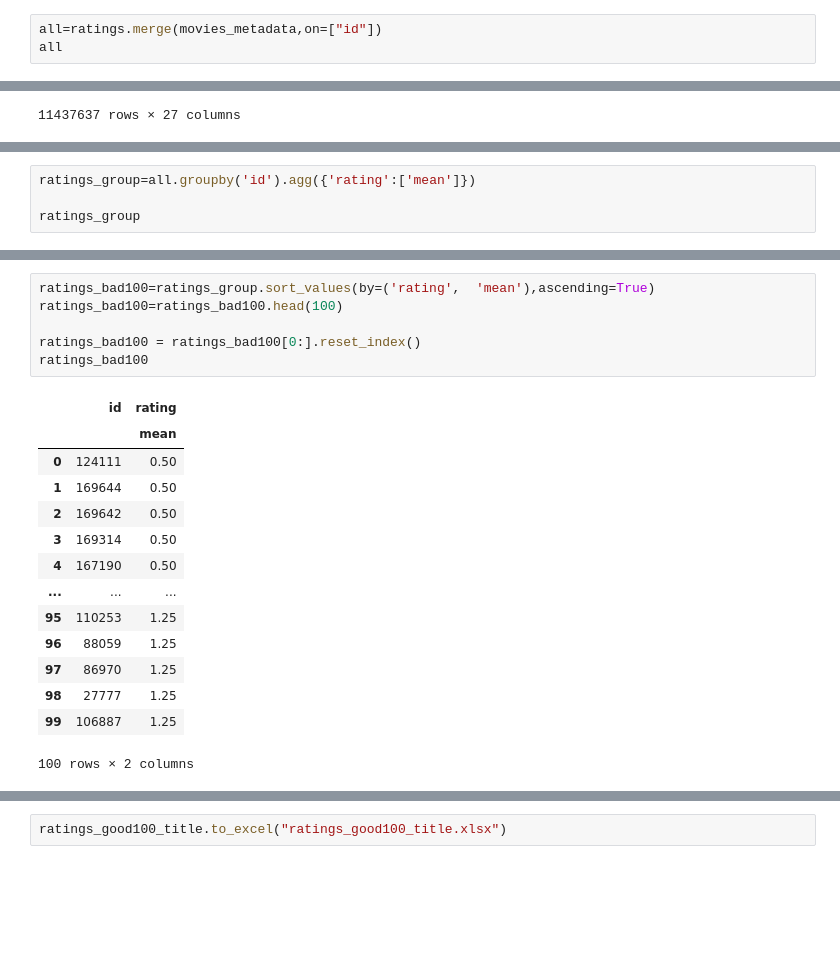
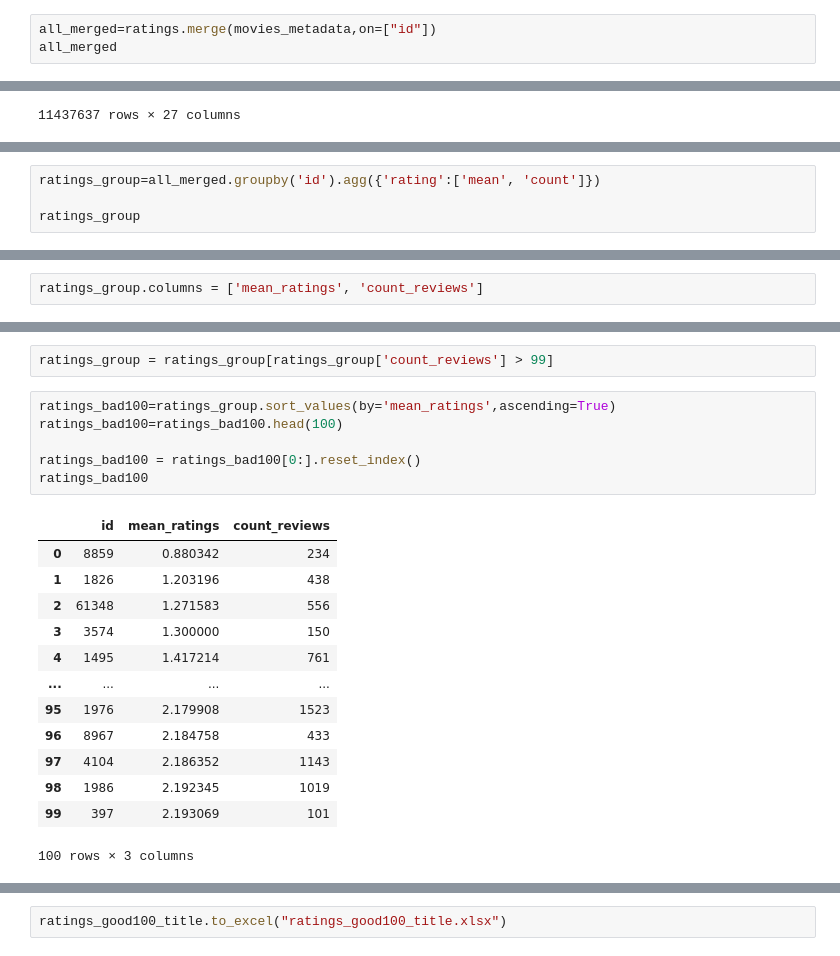
Before and after one commit to IlonaParik/SPBGU-Analitics-2021, a Jupyter notebook: homeworks/Villo/24_11_2021/24_11_21.ipynb, the cells around one changed output, grey strips where cells are left out. Drawn from its saved outputs; the diff is of its cells as text; blank space fills up the shorter version.

```diff
--- a/homeworks/Villo/24_11_2021/24_11_21.ipynb
+++ b/homeworks/Villo/24_11_2021/24_11_21.ipynb
@@ -151,6 +165,6 @@ AttributeError: ignored
 # %%
-all=ratings.merge(movies_metadata,on=["id"])
-all
+all_merged=ratings.merge(movies_metadata,on=["id"])
+all_merged
 # %% [output]
 |  | userId | id | rating | timestamp | adult | belongs_to_collection | budget | genres | homepage | ... |
 | 0 | 1 | 110 | 1.0 | 1425941529 | False | {'id': 131, 'name': 'Three Colors... | 0 | [{'id': 18, 'name': 'Drama'}, {'i... | NaN | ... |
@@ -188,5 +206,5 @@ dtype: int64
 # %%
-ratings_group=all.groupby('id').agg({'rating':['mean']})
+ratings_group=all_merged.groupby('id').agg({'rating':['mean', 'count']})
 
 ratings_group
 # %% [output]
@@ -207,0 +226,2 @@ ratings_group
+# %%
+ratings_group.columns = ['mean_ratings', 'count_reviews']
@@ -208,21 +245,22 @@ ratings_group
+# %%
+ratings_group = ratings_group[ratings_group['count_reviews'] > 99]
 # %%
-ratings_bad100=ratings_group.sort_values(by=('rating',  'mean'),ascending=True)
+ratings_bad100=ratings_group.sort_values(by='mean_ratings',ascending=True)
 ratings_bad100=ratings_bad100.head(100)
 
 ratings_bad100 = ratings_bad100[0:].reset_index()
 ratings_bad100
 # %% [output]
-|  | id | rating |
-|  |  | mean |
-| 0 | 124111 | 0.50 |
-| 1 | 169644 | 0.50 |
-| 2 | 169642 | 0.50 |
-| 3 | 169314 | 0.50 |
-| 4 | 167190 | 0.50 |
-| ... | ... | ... |
-| 95 | 110253 | 1.25 |
-| 96 | 88059 | 1.25 |
-| 97 | 86970 | 1.25 |
-| 98 | 27777 | 1.25 |
-| 99 | 106887 | 1.25 |
+|  | id | mean_ratings | count_reviews |
+| 0 | 8859 | 0.880342 | 234 |
+| 1 | 1826 | 1.203196 | 438 |
+| 2 | 61348 | 1.271583 | 556 |
+| 3 | 3574 | 1.300000 | 150 |
+| 4 | 1495 | 1.417214 | 761 |
+| ... | ... | ... | ... |
+| 95 | 1976 | 2.179908 | 1523 |
+| 96 | 8967 | 2.184758 | 433 |
+| 97 | 4104 | 2.186352 | 1143 |
+| 98 | 1986 | 2.192345 | 1019 |
+| 99 | 397 | 2.193069 | 101 |
-100 rows × 2 columns
+100 rows × 3 columns
```
Also changed, not shown: parts of 29 cells of this notebook, 4 other files.
